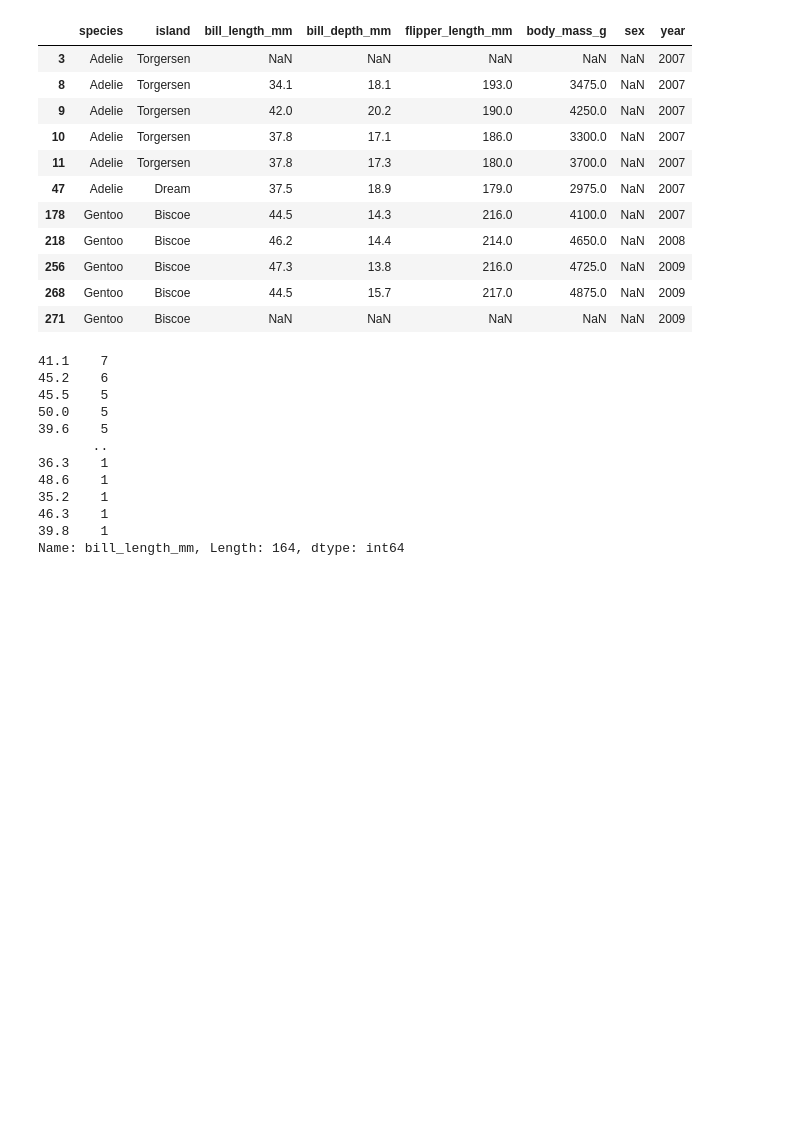
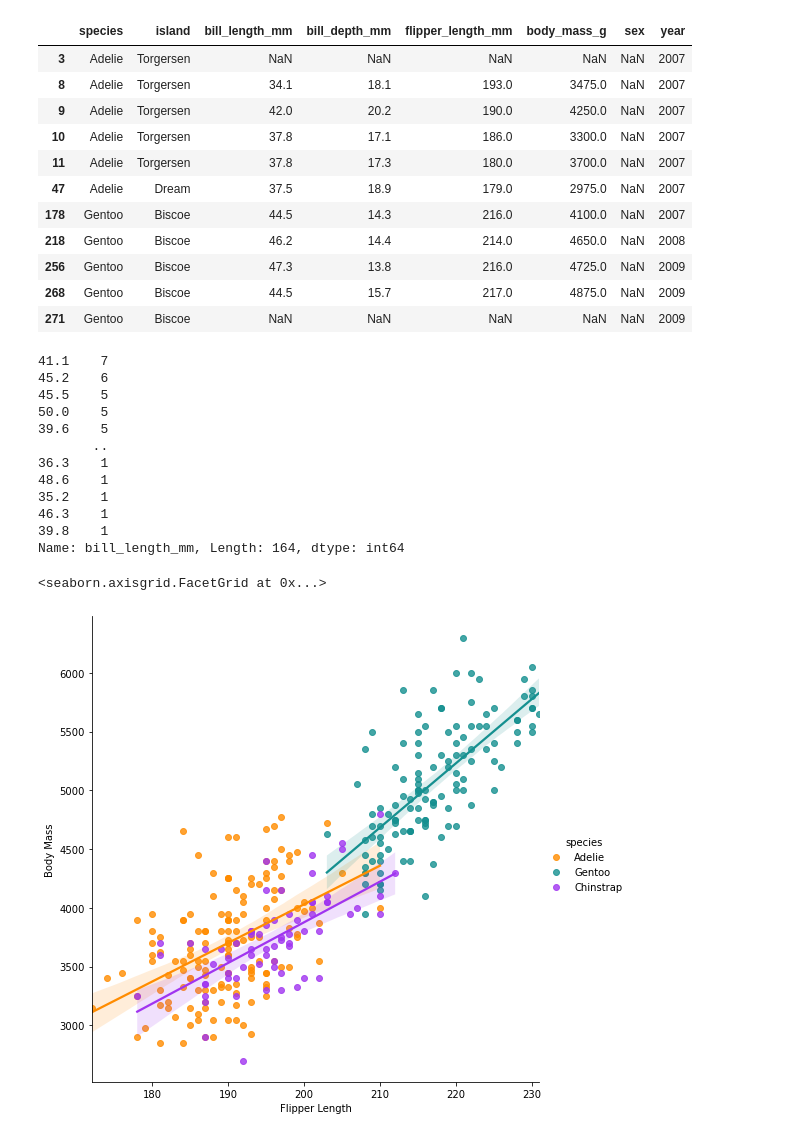
Before and after one commit to irhafidz/LBOROWorkshop, a Jupyter notebook: Penguin_IrmaHafidz.ipynb, the cells around one changed output. Drawn from its saved outputs; the diff is of its cells as text; code cells hidden in the pictures; blank space fills up the shorter version.

```diff
--- a/Penguin_IrmaHafidz.ipynb
+++ b/Penguin_IrmaHafidz.ipynb
@@ -66,3 +66,15 @@ dfpenguin["bill_length_mm"].value_counts()
 46.3    1
 39.8    1
 Name: bill_length_mm, Length: 164, dtype: int64
+# %%
+g = sns.lmplot(x="flipper_length_mm",
+               y="body_mass_g",
+               hue="species",
+               height=7,
+               data=dfpenguin,
+               palette=['#FF8C00','#159090','#A034F0'])
+g.set_xlabels('Flipper Length')
+g.set_ylabels('Body Mass')
+# %% [output]
+<seaborn.axisgrid.FacetGrid at 0x...>
+[figure, added]
```
